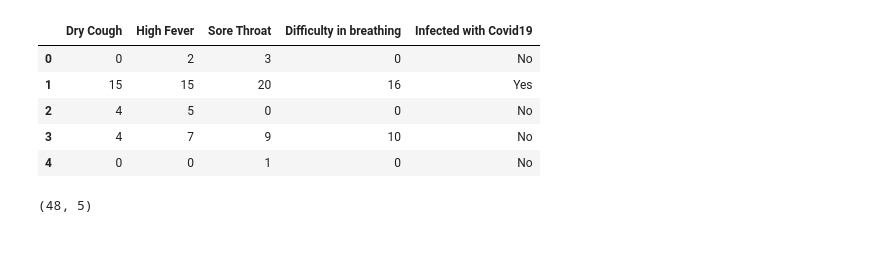
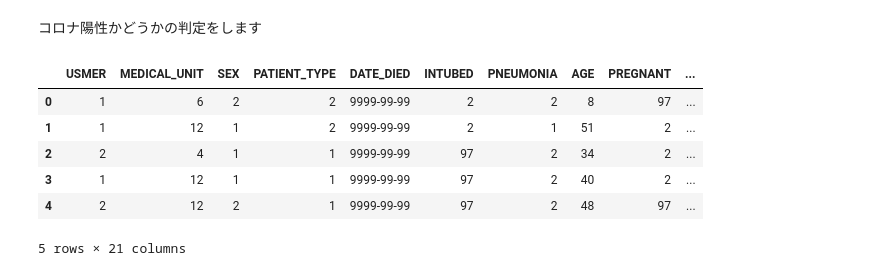
Before and after one commit to omizusan/aidev, a Jupyter notebook: Lesson13/最終課題_オリジナルAIの構築.ipynb, the cells around one changed output. Saved outputs shown, nothing was run; the diff lists cells and outputs as text; code cells hidden in the pictures; blank space fills up the shorter version.

```diff
--- a/Lesson13/最終課題_オリジナルAIの構築.ipynb
+++ b/Lesson13/最終課題_オリジナルAIの構築.ipynb
@@ -1,20 +1,19 @@
+# %% [markdown]
+コロナ陽性かどうかの判定をします
 # %%
 # ライブラリのインポート
 import numpy as np
 import matplotlib.pyplot as plt
 import pandas as pd
 # %%
-# データの読み込み（covid19-symptoms-dataset.csvを読み込む）
-dataset = pd.read_csv('covid19-symptoms-dataset.csv')
+# データの読み込み（Covid Data.csvを読み込む）
+dataset = pd.read_csv('Covid Data.csv')
 dataset.head()
 # %% [output]
-|  | Dry Cough | High Fever | Sore Throat | Difficulty in breathing | Infected with Covid19 |
-| 0 | 0 | 2 | 3 | 0 | No |
-| 1 | 15 | 15 | 20 | 16 | Yes |
-| 2 | 4 | 5 | 0 | 0 | No |
-| 3 | 4 | 7 | 9 | 10 | No |
-| 4 | 0 | 0 | 1 | 0 | No |
+|  | USMER | MEDICAL_UNIT | SEX | PATIENT_TYPE | DATE_DIED | INTUBED | PNEUMONIA | AGE | PREGNANT | ... |
+| 0 | 1 | 6 | 2 | 2 | 9999-99-99 | 2 | 2 | 8 | 97 | ... |
+| 1 | 1 | 12 | 1 | 2 | 9999-99-99 | 2 | 1 | 51 | 2 | ... |
+| 2 | 2 | 4 | 1 | 1 | 9999-99-99 | 97 | 2 | 34 | 2 | ... |
+| 3 | 1 | 12 | 1 | 1 | 9999-99-99 | 97 | 2 | 40 | 2 | ... |
+| 4 | 2 | 12 | 2 | 1 | 9999-99-99 | 97 | 2 | 48 | 97 | ... |
+5 rows × 21 columns
-# %%
-dataset.shape
-# %% [output]
-(48, 5)
```
Also changed, not shown: parts of 27 cells of this notebook, 2 other files.
